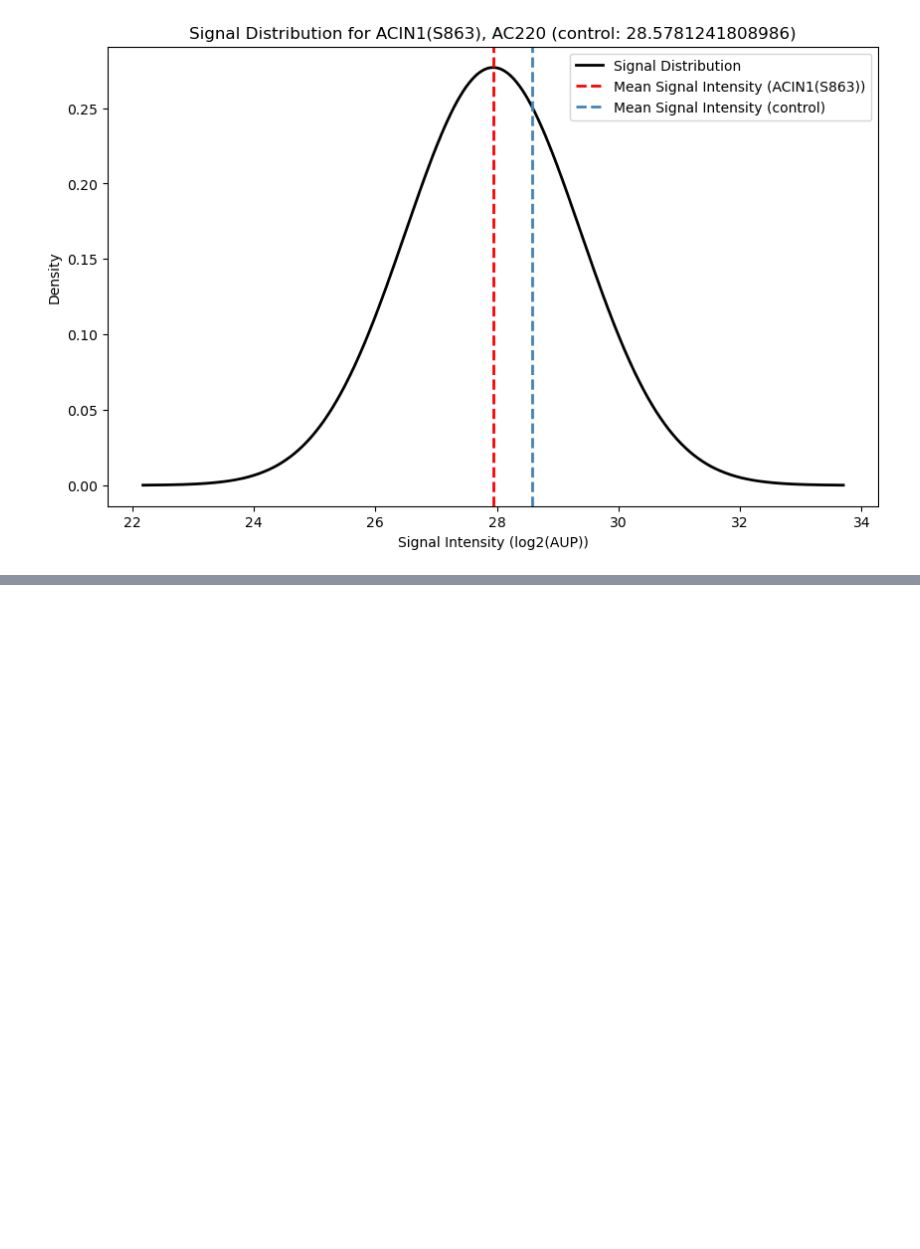
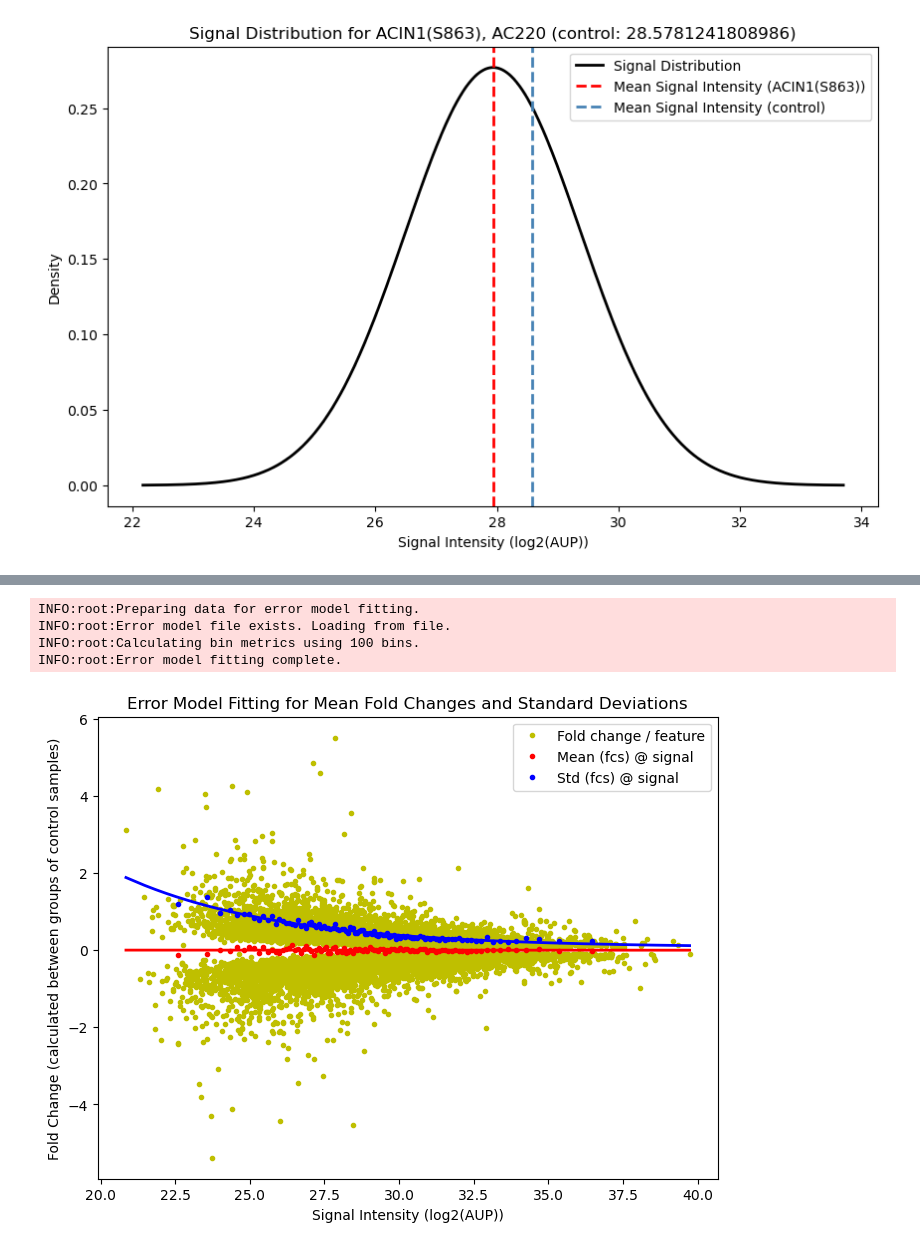
Before and after one commit to magdalenahuebner/magpipe, a Jupyter notebook: notebooks/05-mh-process-dpoa-results.ipynb, the cells around one changed output, grey strips where cells are left out. Saved outputs shown, nothing was run; the diff lists cells and outputs as text; code cells hidden in the pictures; blank space fills up the shorter version.

```diff
--- a/notebooks/05-mh-process-dpoa-results.ipynb
+++ b/notebooks/05-mh-process-dpoa-results.ipynb
@@ -166,0 +177,14 @@ viz.plot_distance_to_signal_dist(dpoa_cD, phosphosite='ACIN1(S863)', perturbagen
+# %%
+# Identify control samples
+metadata = pd.read_csv('resources/raw_data/metadata.tsv', sep='\t', index_col=0)
+controls = metadata.loc[metadata['perturbagen'] == 'control', 'sampleID']
+controls.head()
+
+# Fit the error model
+em_mean, em_std = dpop.fit_em(log2aup.loc[:, controls], output_dir='workspace/')
+# %% [output]
+INFO:root:Preparing data for error model fitting.
+INFO:root:Error model file exists. Loading from file.
+INFO:root:Calculating bin metrics using 100 bins.
+INFO:root:Error model fitting complete.
+[figure, added]
```
Also changed, not shown: parts of 23 cells of this notebook, 4 other files.
